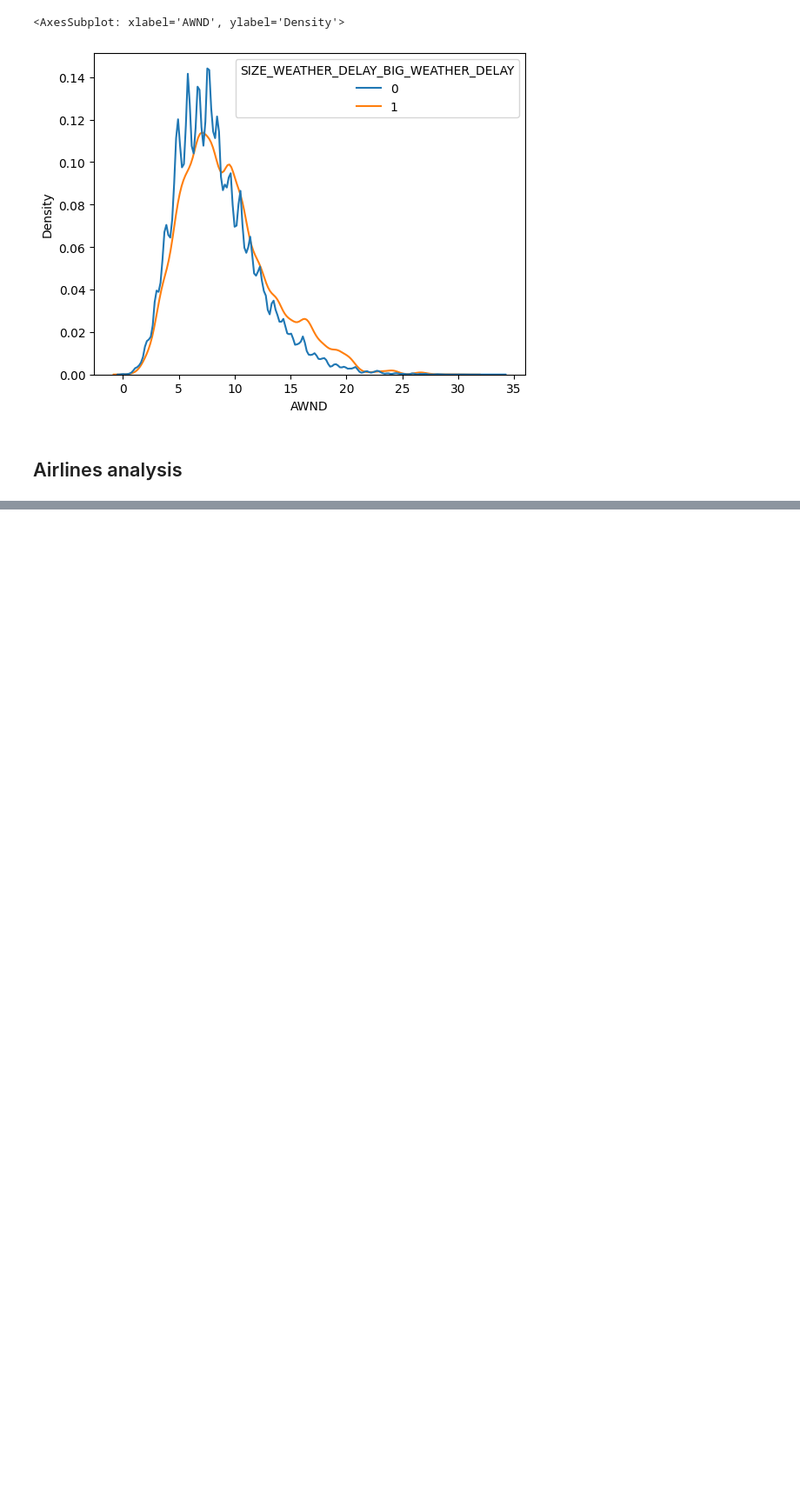
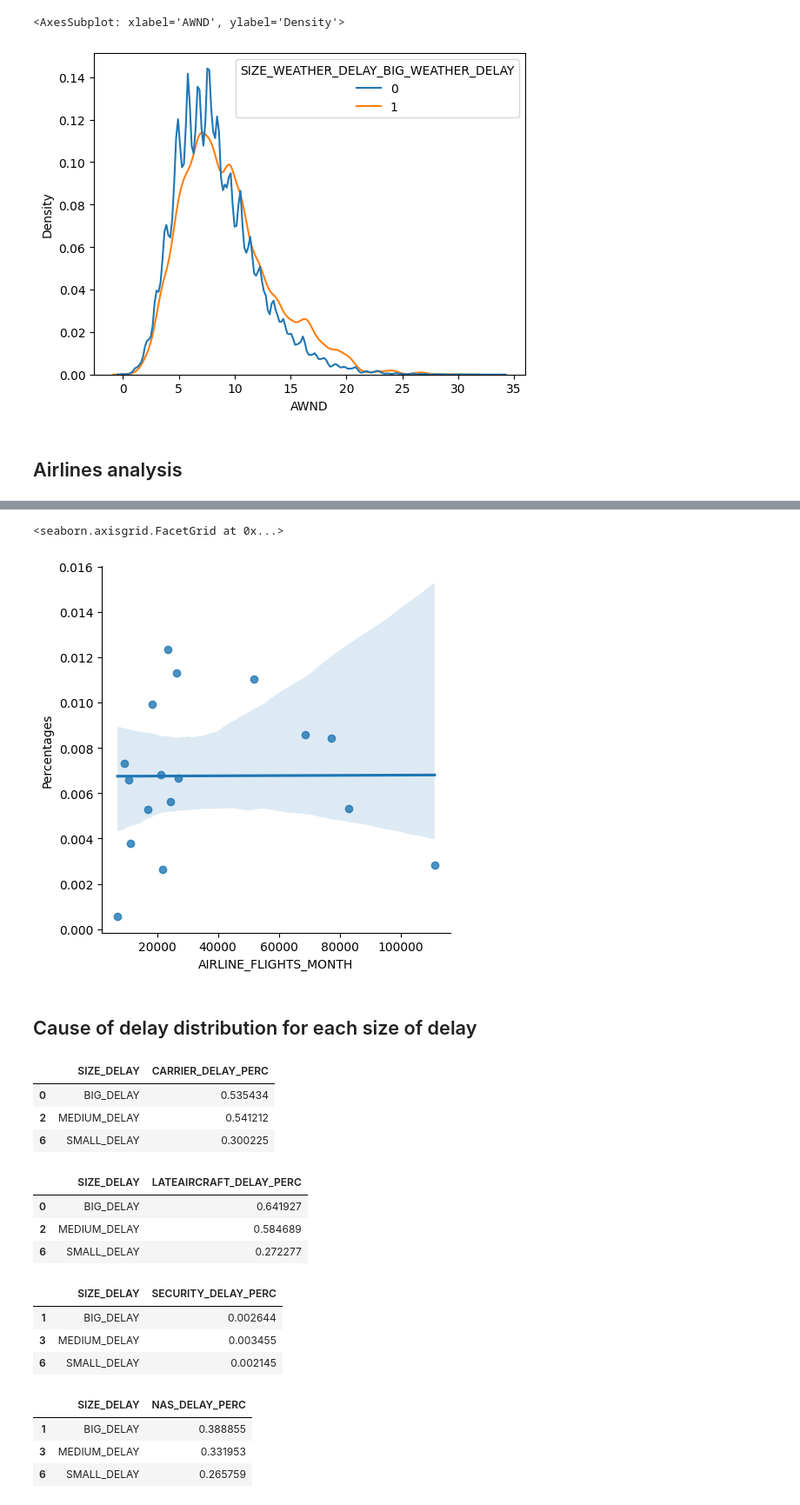
Before and after one commit to franciscapalacios/python_project, a Jupyter notebook: python_project.ipynb, the cells around one changed output, grey strips where cells are left out. Shown at 87% size. Drawn from its saved outputs; the diff is of its cells as text; code cells hidden in the pictures; blank space fills up the shorter version.

```diff
--- a/python_project.ipynb
+++ b/python_project.ipynb
@@ -235,0 +294,57 @@ df[(df['CARRIER_NAME']=='Southwest Airlines Co.') & (df['DEP_DELAY_NEW']>800)]
+# %%
+# Do airlines with a bigger perc of big delays have more flights per month?
+
+df_lateaircraft_big_delay = df.groupby(['CARRIER_NAME']).SIZE_WEATHER_DELAY.value_counts(normalize=True) \
+    .rename('Percentages').reset_index() \
+    .sort_values(by=['CARRIER_NAME', 'Percentages'], ascending=[True,False])
+
+df_airline_flights = (df_lateaircraft_big_delay[df_lateaircraft_big_delay['SIZE_WEATHER_DELAY']=='BIG_WEATHER_DELAY']
+.merge(df.groupby('CARRIER_NAME').AIRLINE_FLIGHTS_MONTH.mean().reset_index(),
+how='left'))
+
+sns.lmplot(df_airline_flights, x='AIRLINE_FLIGHTS_MONTH', y='Percentages')
+# %% [output]
+<seaborn.axisgrid.FacetGrid at 0x...>
+[figure, added]
+# %% [markdown]
+## Cause of delay distribution for each size of delay
+# %%
+df.groupby(['SIZE_DELAY']) \
+        .CARRIER_DELAY.value_counts(normalize=True).rename('CARRIER_DELAY_PERC') \
+        .reset_index() \
+        .query("CARRIER_DELAY == 1").drop(columns='CARRIER_DELAY')
+# %% [output]
+|  | SIZE_DELAY | CARRIER_DELAY_PERC |
+| 0 | BIG_DELAY | 0.535434 |
+| 2 | MEDIUM_DELAY | 0.541212 |
+| 6 | SMALL_DELAY | 0.300225 |
+# %%
+df.groupby(['SIZE_DELAY']) \
+        .LATE_AIRCRAFT_DELAY.value_counts(normalize=True).rename('LATEAIRCRAFT_DELAY_PERC') \
+        .reset_index() \
+        .query("LATE_AIRCRAFT_DELAY == 1").drop(columns='LATE_AIRCRAFT_DELAY')
+# %% [output]
+|  | SIZE_DELAY | LATEAIRCRAFT_DELAY_PERC |
+| 0 | BIG_DELAY | 0.641927 |
+| 2 | MEDIUM_DELAY | 0.584689 |
+| 6 | SMALL_DELAY | 0.272277 |
+# %%
+df.groupby(['SIZE_DELAY']) \
+        .SECURITY_DELAY.value_counts(normalize=True).rename('SECURITY_DELAY_PERC') \
+        .reset_index() \
+        .query("SECURITY_DELAY == 1").drop(columns='SECURITY_DELAY')
+# %% [output]
+|  | SIZE_DELAY | SECURITY_DELAY_PERC |
+| 1 | BIG_DELAY | 0.002644 |
+| 3 | MEDIUM_DELAY | 0.003455 |
+| 6 | SMALL_DELAY | 0.002145 |
+# %%
+df.groupby(['SIZE_DELAY']) \
+        .NAS_DELAY.value_counts(normalize=True).rename('NAS_DELAY_PERC') \
+        .reset_index() \
+        .query("NAS_DELAY == 1").drop(columns='NAS_DELAY')
+# %% [output]
+|  | SIZE_DELAY | NAS_DELAY_PERC |
+| 1 | BIG_DELAY | 0.388855 |
+| 3 | MEDIUM_DELAY | 0.331953 |
+| 6 | SMALL_DELAY | 0.265759 |
```
Also changed, not shown: parts of 42 cells of this notebook.
